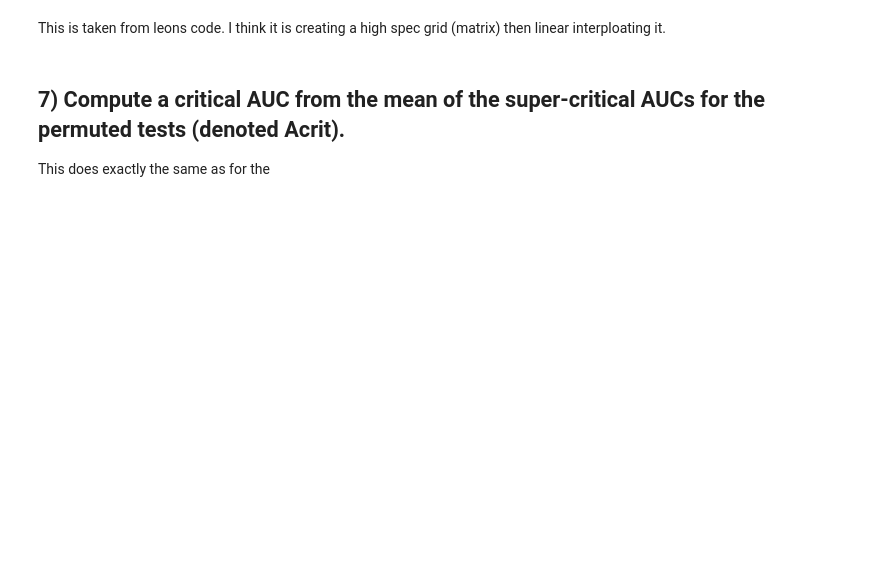
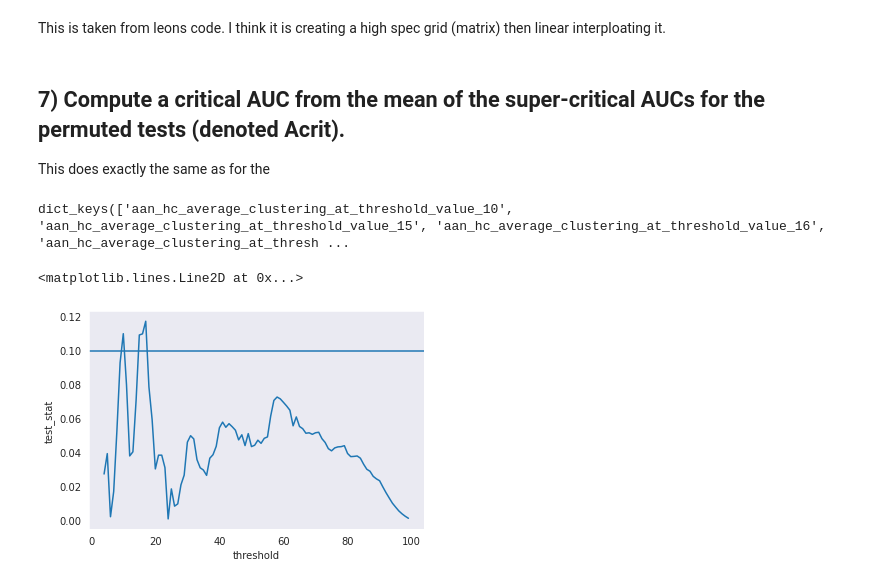
Before and after one commit to WMDA/SCN, a Jupyter notebook: scripts/work_in_progress_scripts/group_differences_drakesmith.ipynb, the cells around one changed output. Cells and saved outputs as stored; diff of their text form; code cells hidden in the pictures; blank space fills up the shorter version.

Commit message:
Found mistake in code that was causing null results. Fixed. Need to calculate small world and fix p values

```diff
--- a/scripts/work_in_progress_scripts/group_differences_drakesmith.ipynb
+++ b/scripts/work_in_progress_scripts/group_differences_drakesmith.ipynb
@@ -256,0 +316,10 @@ for threshold in threshold_value:
+# %%
+for threshold in threshold_value:
+    aan_hc_perm = permuations(10, len(aan['G-Number']), len(hc['G-Number']), aan_hc_df, names, centroids, threshold)
+    aan_wr_perm = permuations(10, len(aan['G-Number']), len(wr['G-Number']), aan_wr_df, names, centroids, threshold)
+    wr_hc_perm = permuations(10, len(wr['G-Number']), len(hc['G-Number']), wr_hc_df, names, centroids, threshold)
+
+    key = f'thresholded_value_{threshold}'
+    null_distribution['aan_hc'][key] = aan_hc_perm
+    null_distribution['wr_hc'][key] = aan_wr_perm
+    null_distribution['wr_aan'][key] = wr_hc_perm
@@ -262,5 +353,0 @@ with open('permutations_vol_all_thresholds.pickle', 'wb') as handle:
-# %%
-import pickle
-
-with open('permutations.pickle', 'rb') as handle:
-    null_distribution = pickle.load(handle)
@@ -288,6 +358,18 @@ for group_key in null_stat_summarized.keys():
 # %%
+null_stat_summarized = {
+
+    'aan_hc':{},
+    'wr_hc':{},
+    'wr_aan':{}
+}
+
+
 for group_key in null_stat_summarized.keys():
-    for perm in range(0, 100):
+    for measure in measures:
+        null_stat_summarized[group_key][measure] = []
+
+for group_key in null_stat_summarized.keys():
+    for perm in range(0, 10):
         for measure in measures:
             max_null_statistic = find_max_null_stat(threshold_value, null_distribution, group_key, measure, perm )
             null_stat_summarized[group_key][measure].append(max_null_statistic['max_null'])
@@ -307,7 +389,8 @@ for group_key in test_statistics.keys():
     for measure in measures:
         if max(null_stat_summarized[group_key][measure]) > 0:
             if min(null_stat_summarized[group_key][measure]) < 0:
-                crit_val[group_key][measure] = np.abs(np.quantile(null_stat_summarized[group_key][measure], 0.975))
+                crit_val[group_key][measure] = np.quantile(null_stat_summarized[group_key][measure], 0.975)
+
 
             if min(null_stat_summarized[group_key][measure]) > 0:
                 crit_val[group_key][measure] = np.quantile(null_stat_summarized[group_key][measure], 0.95)
@@ -461 +567,15 @@ for group_key in null_auc.keys():
         null_auc[group_key][measure] = mean
+# %%
+clusters.keys()
+# %% [output]
+dict_keys(['aan_hc_average_clustering_at_threshold_value_10', 'aan_hc_average_clustering_at_threshold_value_15', 'aan_hc_average_clustering_at_threshold_value_16', 'aan_hc_average_clustering_at_thresh ...
+# %%
+measure = 'average_clustering'
+group = 'aan_hc'
+
+df = pd.DataFrame([list(threshold_value), test_statistics[group][measure]]).T.rename(columns={0:'threshold', 1:'test_stat'})
+graph = sns.lineplot(y ='test_stat', x='threshold', data=df.abs())
+graph.axhline(crit_val[group][measure])
+# %% [output]
+<matplotlib.lines.Line2D at 0x...>
+[figure, added]
```
Also changed, not shown: parts of 30 cells of this notebook, 9 other files.
